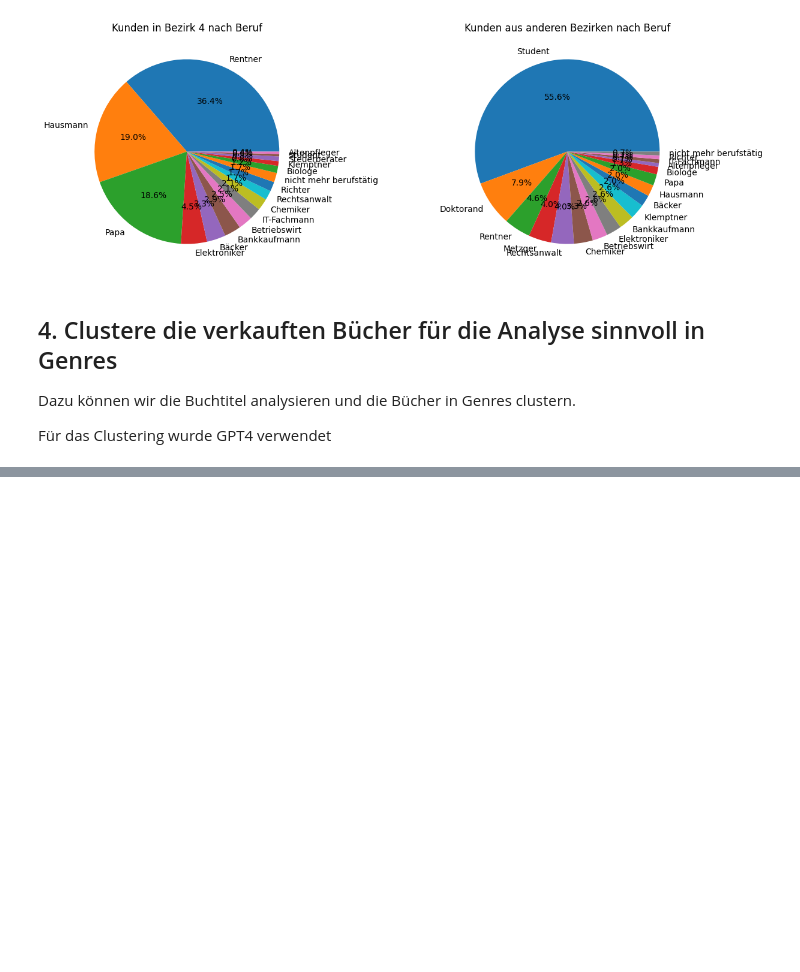
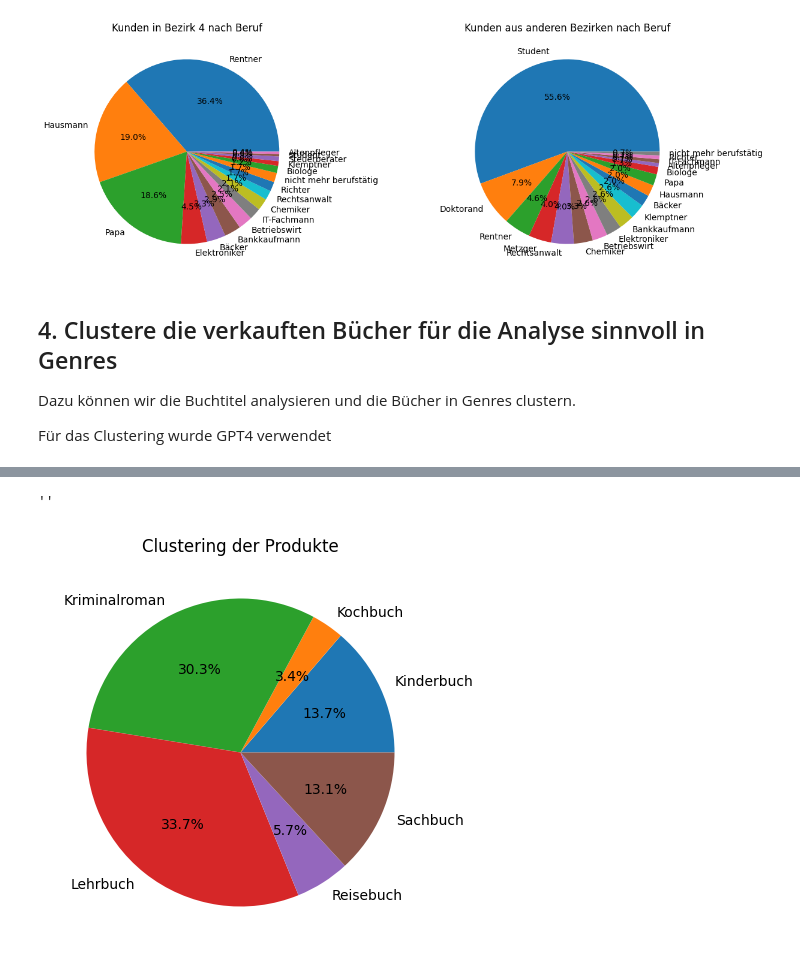
Before and after one commit to xTerradon/DHBW_DataScience, a Jupyter notebook: main.ipynb, the cells around one changed output, grey strips where cells are left out. Cells and saved outputs as stored; diff of their text form; code cells hidden in the pictures; blank space fills up the shorter version.

Commit message:
clustering + aufgabe 7

```diff
--- a/main.ipynb
+++ b/main.ipynb
@@ -257,3 +255,13 @@ titel_clustering = {
     "Reisebuch": ['Atlas der Reiselust Frankreich', 'Bildband Belgien', 'Bildband Dänemark', 'Bildband Italien', 'Bildband Portugal', 'Bildband Spanien', 'Legendäre Urlaubsorte in Italien', 'Lindau - Bildband & Inselführer', 'Lonely Planet Bildband Legendäre Radtouren in Deutschland', 'Lonely Planet Bildband Legendäre Radtouren in Europa'],
     "Kochbuch": ['Familienrezepte', 'Jamie kocht Italien', 'Kreative Weihnachtsrezepte','Basic Baking', 'Basic Cooking','One Pot Gerichte']
 }
+# %%
+produktdaten_extended = produktdaten_cleaned.copy()
+produktdaten_extended["Genre"] = None
+
+for i, row in produktdaten_extended.iterrows():
+    for category, titles in titel_clustering.items():
+        if row["Titel"] in titles:
+            produktdaten_extended.loc[i,"Genre"] = category
+            continue
+produktdaten_extended.head()
@@ -259,0 +275,8 @@ titel_clustering = {
+# %%
+plt.figure(figsize=(10,5))
+plt.title("Clustering der Produkte")
+plt.pie(produktdaten_extended.groupby("Genre").size(), labels=produktdaten_extended.groupby("Genre").size().index, autopct='%1.1f%%')
+""
+# %% [output]
+''
+[figure, added]
```
Also changed, not shown: parts of 15 cells of this notebook.
